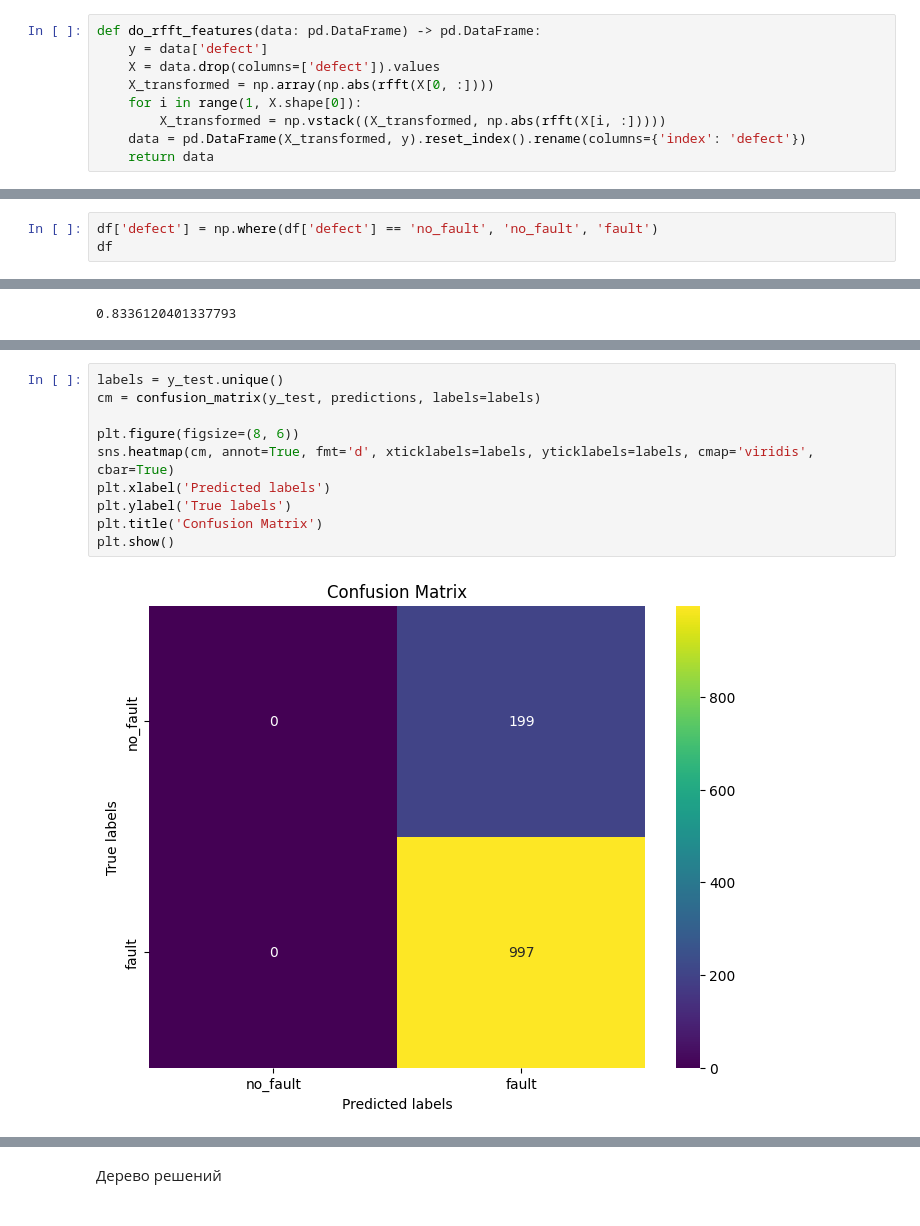
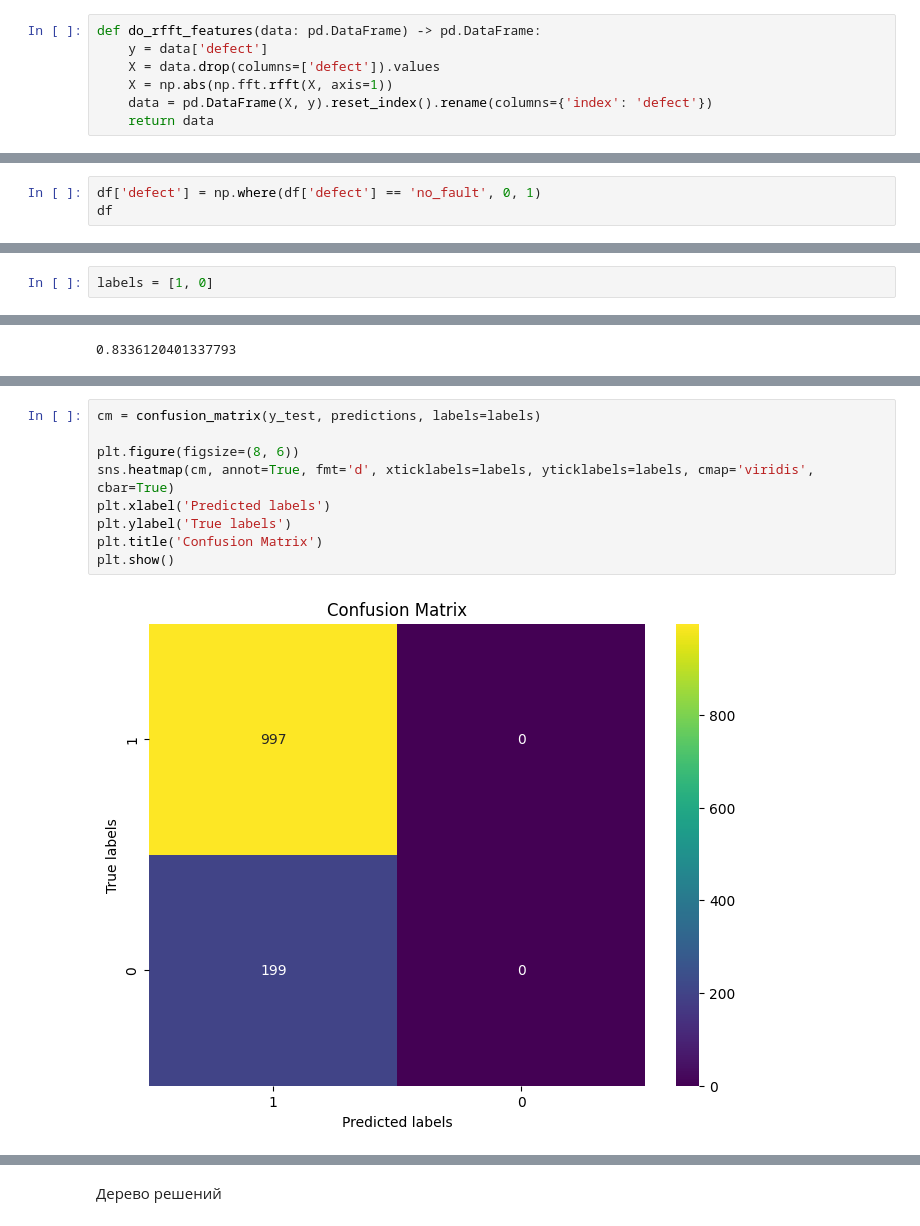
Before and after one commit to ShuvalovDR/Gears, a Jupyter notebook: LGBM_Solution.ipynb, the cells around one changed output, grey strips where cells are left out. Cells and saved outputs as stored; diff of their text form.

```diff
--- a/LGBM_Solution.ipynb
+++ b/LGBM_Solution.ipynb
@@ -44,15 +43,13 @@ def read_data_and_choose(path_to_file: str, velocity: float, load: bool) -> pd.D
     data = data[(data['angular_velocity'] == velocity) & (data['load_value'] == load_value)]
     data['time'] = data['time'] - data['time'].iloc[0]
     return data
-# %%
-def do_rfft_features(data: pd.DataFrame) -> pd.DataFrame:
-    y = data['defect']
-    X = data.drop(columns=['defect']).values
-    X_transformed = np.array(np.abs(rfft(X[0, :])))
-    for i in range(1, X.shape[0]):
-        X_transformed = np.vstack((X_transformed, np.abs(rfft(X[i, :]))))
-    data = pd.DataFrame(X_transformed, y).reset_index().rename(columns={'index': 'defect'})
-    return data
+# %%
+def do_rfft_features(data: pd.DataFrame) -> pd.DataFrame:
+    y = data['defect']
+    X = data.drop(columns=['defect']).values
+    X = np.abs(np.fft.rfft(X, axis=1))
+    data = pd.DataFrame(X, y).reset_index().rename(columns={'index': 'defect'})
+    return data
 # %%
 def get_features_and_target(velocity: float, load: bool, n_cols: int) -> pd.DataFrame:
     data_eccentricity = read_data_and_choose('eccentricity.csv', velocity, load)
@@ -554,7 +563,7 @@ df
 | 5975 | tooth_chipped_fault | 3.468796 | 3.518885 | 3.492633 | 3.488513 | 3.515538 | 3.512672 | 3.517990 | 3.490526 | 3.504771 | ... | ... |
 5976 rows × 153 columns
 # %%
-df['defect'] = np.where(df['defect'] == 'no_fault', 'no_fault', 'fault')
+df['defect'] = np.where(df['defect'] == 'no_fault', 0, 1)
 df
 # %% [output]
 |  | defect | 0 | 1 | 2 | 3 | 4 | 5 | 6 | 7 | 8 | ... | ... |
@@ -576,6 +585,8 @@ y = df['defect']
 # %%
 X_train, X_test, y_train, y_test = train_test_split(X, y, stratify=y, train_size=0.8, random_state=18)
 X_train, X_val, y_train, y_val = train_test_split(X_train, y_train, stratify=y_train, train_size=0.8, random_state=18)
+# %%
+labels = [1, 0]
 # %% [markdown]
 Логистическая регрессия
 # %%
@@ -599,12 +613,11 @@ roc_auc = 0.473460582753285
 # %%
-labels = y_test.unique()
 cm = confusion_matrix(y_test, predictions, labels=labels)
 
 plt.figure(figsize=(8, 6))
 sns.heatmap(cm, annot=True, fmt='d', xticklabels=labels, yticklabels=labels, cmap='viridis', cbar=True)
 plt.xlabel('Predicted labels')
 plt.ylabel('True labels')
 plt.title('Confusion Matrix')
 plt.show()
 # %% [output]
-[figure, old version]
+[figure, new version]
```
Also changed, not shown: parts of 62 cells of this notebook.
